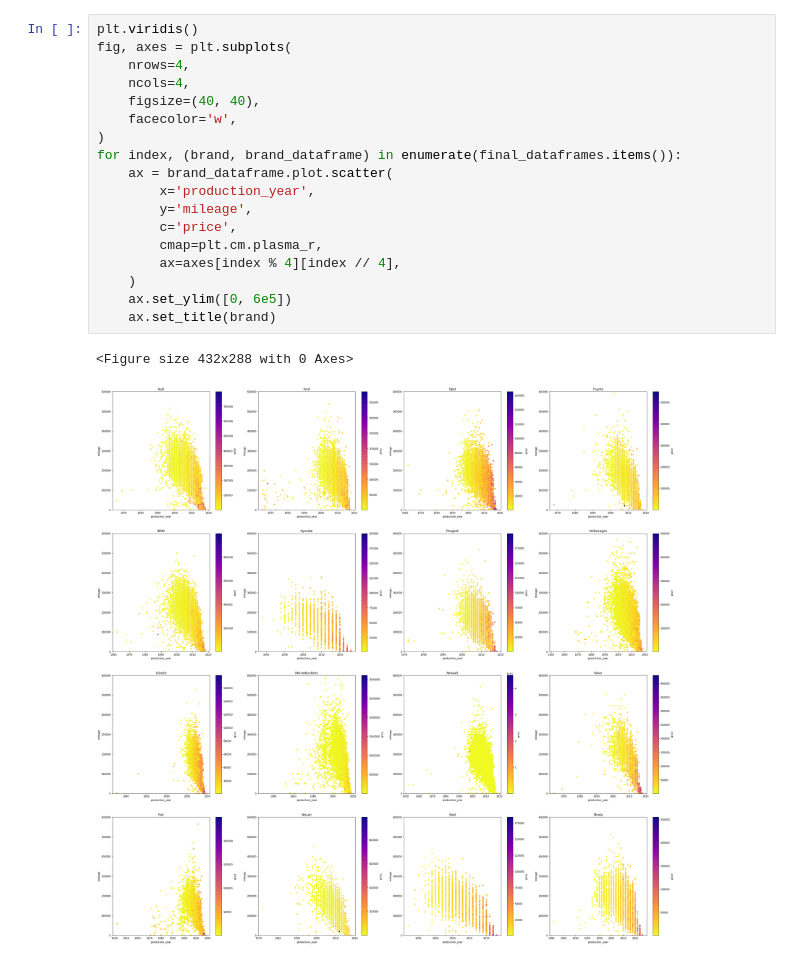
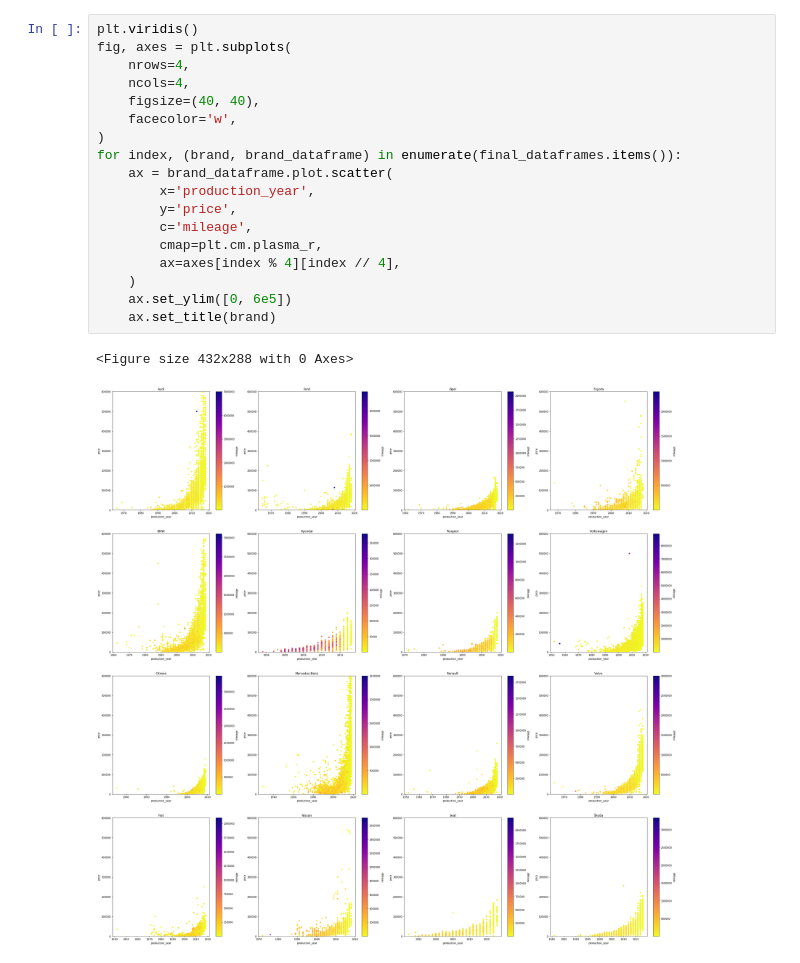
Before and after one commit to pmrukot/data-visualization, a Jupyter notebook: charts-otomoto/otomoto.ipynb, the cells around one changed output. Cells and saved outputs as stored; diff of their text form.

```diff
--- a/charts-otomoto/otomoto.ipynb
+++ b/charts-otomoto/otomoto.ipynb
@@ -39,21 +39,21 @@ for index, (brand, brand_dataframe) in enumerate(final_dataframes.items()):
 # %%
 plt.viridis()
 fig, axes = plt.subplots(
     nrows=4,
     ncols=4,
     figsize=(40, 40),
     facecolor='w',
 )
 for index, (brand, brand_dataframe) in enumerate(final_dataframes.items()):
     ax = brand_dataframe.plot.scatter(
         x='production_year',
-        y='mileage',
-        c='price',
+        y='price',
+        c='mileage',
         cmap=plt.cm.plasma_r,
         ax=axes[index % 4][index // 4],
     )
     ax.set_ylim([0, 6e5])
     ax.set_title(brand)
 # %% [output]
 <Figure size 432x288 with 0 Axes>
-[figure, old version]
+[figure, new version]
```
Also changed, not shown: parts of 2 cells of this notebook.
